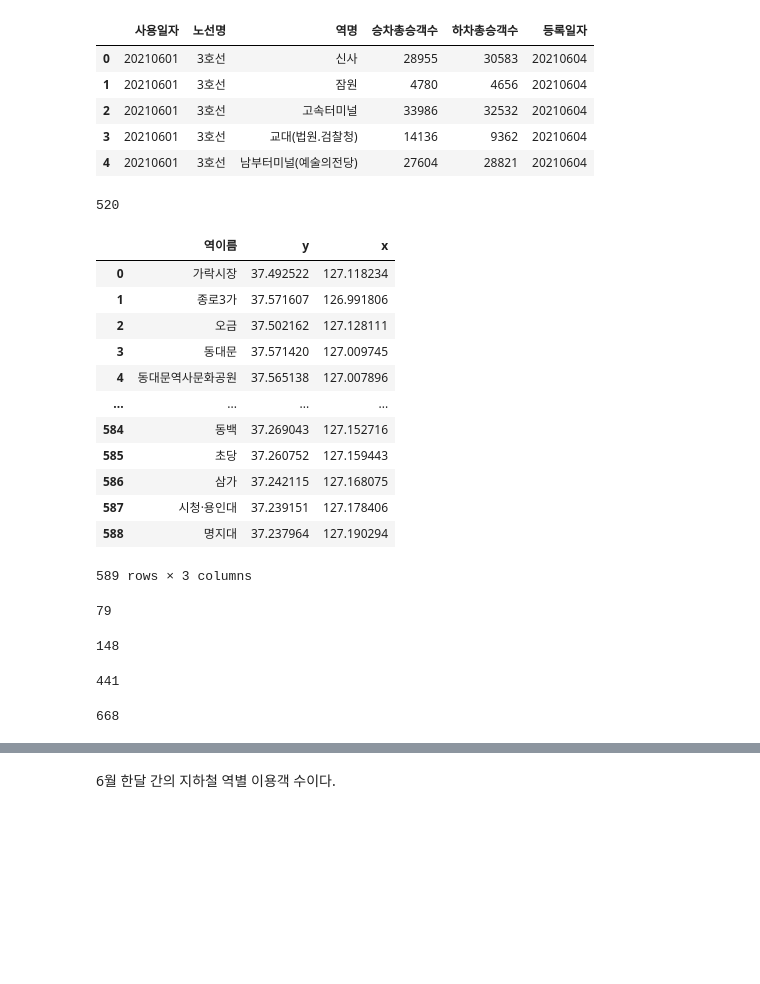
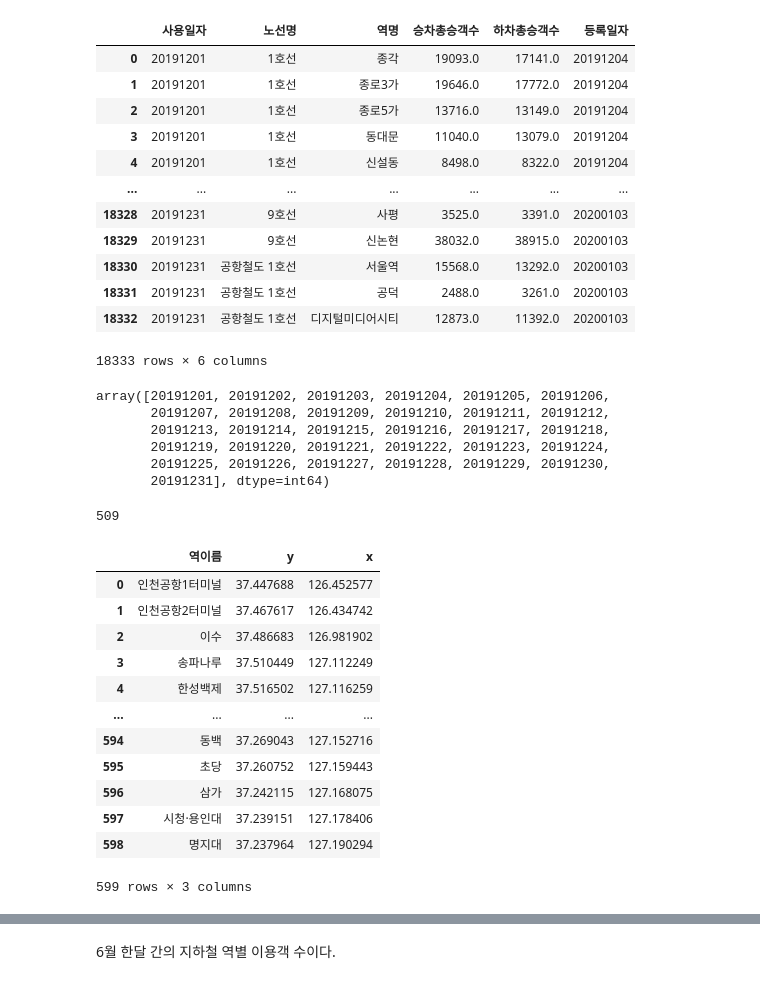
Before and after one commit to So-chankyun/Road-Diet-Location-Selection, a Jupyter notebook: subway_station.ipynb, the cells around one changed output, grey strips where cells are left out. Drawn from its saved outputs; the diff is of its cells as text; code cells hidden in the pictures; blank space fills up the shorter version.

```diff
--- a/subway_station.ipynb
+++ b/subway_station.ipynb
@@ -14,50 +15,49 @@ font_path = r'C:/Users/user/NanumFontSetup_TTF_ALL/NanumGothic.ttf'
 font_name = font_manager.FontProperties(fname=font_path, size=18).get_name()
 rc('font',family=font_name)
 # %%
-subway_station = pd.read_csv('./data/subway/서울시 지하철호선별 역별 승하차 인원 정보.csv',encoding="EUC-KR")
-subway_station.head()
+subway_station = pd.read_csv('./data/subway/CARD_SUBWAY_MONTH_201912.csv',encoding="EUC-KR")
+subway_station
 # %% [output]
 |  | 사용일자 | 노선명 | 역명 | 승차총승객수 | 하차총승객수 | 등록일자 |
-| 0 | 20210601 | 3호선 | 신사 | 28955 | 30583 | 20210604 |
-| 1 | 20210601 | 3호선 | 잠원 | 4780 | 4656 | 20210604 |
-| 2 | 20210601 | 3호선 | 고속터미널 | 33986 | 32532 | 20210604 |
-| 3 | 20210601 | 3호선 | 교대(법원.검찰청) | 14136 | 9362 | 20210604 |
-| 4 | 20210601 | 3호선 | 남부터미널(예술의전당) | 27604 | 28821 | 20210604 |
+| 0 | 20191201 | 1호선 | 종각 | 19093.0 | 17141.0 | 20191204 |
+| 1 | 20191201 | 1호선 | 종로3가 | 19646.0 | 17772.0 | 20191204 |
+| 2 | 20191201 | 1호선 | 종로5가 | 13716.0 | 13149.0 | 20191204 |
+| 3 | 20191201 | 1호선 | 동대문 | 11040.0 | 13079.0 | 20191204 |
+| 4 | 20191201 | 1호선 | 신설동 | 8498.0 | 8322.0 | 20191204 |
+| ... | ... | ... | ... | ... | ... | ... |
+| 18328 | 20191231 | 9호선 | 사평 | 3525.0 | 3391.0 | 20200103 |
+| 18329 | 20191231 | 9호선 | 신논현 | 38032.0 | 38915.0 | 20200103 |
+| 18330 | 20191231 | 공항철도 1호선 | 서울역 | 15568.0 | 13292.0 | 20200103 |
+| 18331 | 20191231 | 공항철도 1호선 | 공덕 | 2488.0 | 3261.0 | 20200103 |
+| 18332 | 20191231 | 공항철도 1호선 | 디지털미디어시티 | 12873.0 | 11392.0 | 20200103 |
+18333 rows × 6 columns
+# %%
+subway_station['사용일자'].unique()
+# %% [output]
+array([20191201, 20191202, 20191203, 20191204, 20191205, 20191206,
+       20191207, 20191208, 20191209, 20191210, 20191211, 20191212,
+       20191213, 20191214, 20191215, 20191216, 20191217, 20191218,
+       20191219, 20191220, 20191221, 20191222, 20191223, 20191224,
+       20191225, 20191226, 20191227, 20191228, 20191229, 20191230,
+       20191231], dtype=int64)
 # %%
 len(subway_station['역명'].unique())
 # %% [output]
-520
+509
 # %%
-subway_pos = pd.read_csv('./data/subway/subway_crd_line_info-main/지하철역_좌표.csv',encoding="EUC-KR")
+subway_pos = pd.read_csv('./data/subway/subway_crd_line_info-main/지하철역_좌표.csv')
 subway_pos
 # %% [output]
 |  | 역이름 | y | x |
-| 0 | 가락시장 | 37.492522 | 127.118234 |
-| 1 | 종로3가 | 37.571607 | 126.991806 |
-| 2 | 오금 | 37.502162 | 127.128111 |
-| 3 | 동대문 | 37.571420 | 127.009745 |
-| 4 | 동대문역사문화공원 | 37.565138 | 127.007896 |
+| 0 | 인천공항1터미널 | 37.447688 | 126.452577 |
+| 1 | 인천공항2터미널 | 37.467617 | 126.434742 |
+| 2 | 이수 | 37.486683 | 126.981902 |
+| 3 | 송파나루 | 37.510449 | 127.112249 |
+| 4 | 한성백제 | 37.516502 | 127.116259 |
 | ... | ... | ... | ... |
-| 584 | 동백 | 37.269043 | 127.152716 |
-| 585 | 초당 | 37.260752 | 127.159443 |
-| 586 | 삼가 | 37.242115 | 127.168075 |
-| 587 | 시청·용인대 | 37.239151 | 127.178406 |
-| 588 | 명지대 | 37.237964 | 127.190294 |
+| 594 | 동백 | 37.269043 | 127.152716 |
+| 595 | 초당 | 37.260752 | 127.159443 |
+| 596 | 삼가 | 37.242115 | 127.168075 |
+| 597 | 시청·용인대 | 37.239151 | 127.178406 |
+| 598 | 명지대 | 37.237964 | 127.190294 |
-589 rows × 3 columns
+599 rows × 3 columns
-# %%
-# inner join 진행 시 서로에게 없는 역들은 정보가 사라진다.
-# join 진행 시 결측치들을 찾아보자.
-
-ss = set(subway_station['역명'])
-sp = set(subway_pos['역명'])
-only_ss = ss-sp # subway_station에만 있는 역이름들이다.
-only_sp = sp-ss # subway_pos에만 있는 역이름들이다.
-display(len(only_ss))
-display(len(only_sp))
-display(len(ss & sp))
-display(len(ss | sp))
-# %% [output]
-79
-148
-441
-668
```
Also changed, not shown: parts of 18 cells of this notebook, 5 other files.
